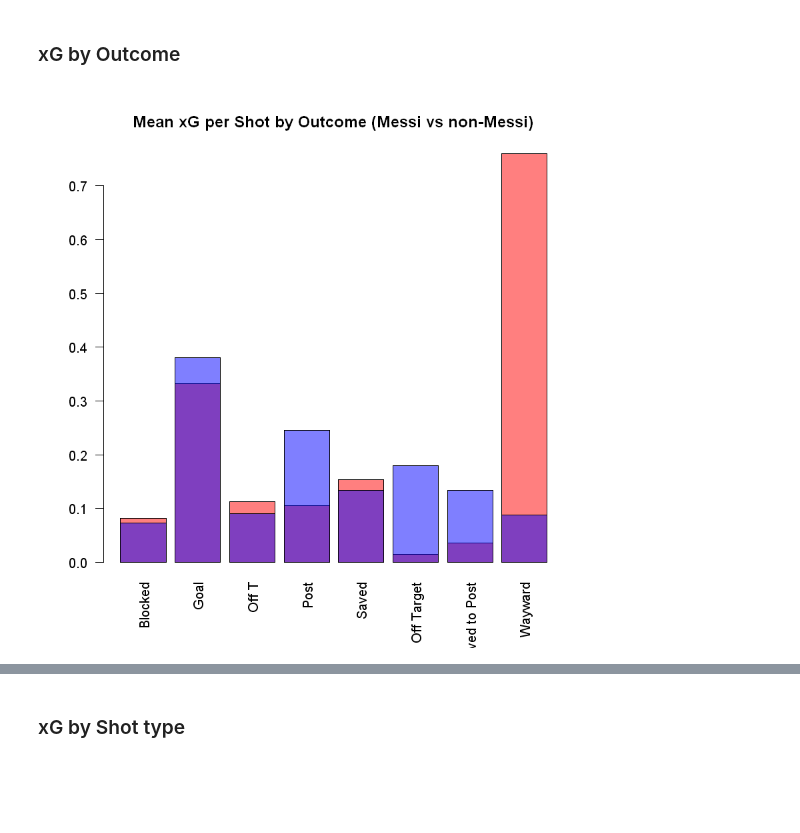
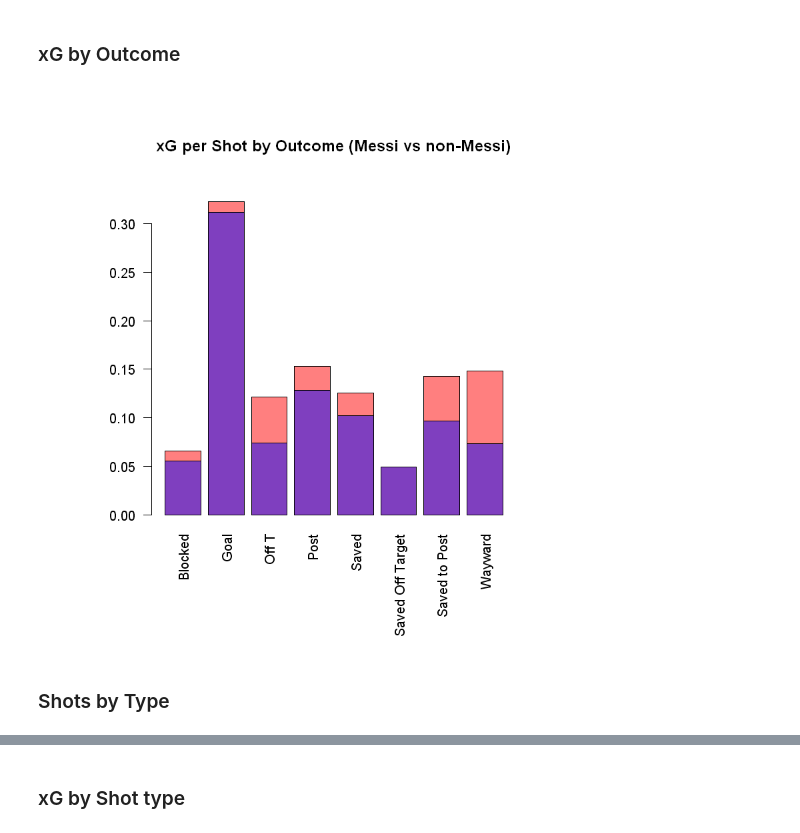
Before and after one commit to deacona/StatsBombR, a Jupyter notebook: Messi shots.ipynb, the cells around one changed output, grey strips where cells are left out. Cells and saved outputs as stored; diff of their text form; code cells hidden in the pictures; blank space fills up the shorter version.

```diff
--- a/Messi shots.ipynb
+++ b/Messi shots.ipynb
@@ -123,8 +121,9 @@ Next is the biggie - getting all the event data for his matches
 # %%
 # events <- get.matchFree(matches[1,])
 # events <- StatsBombFreeEvents(matches[1,])
-events <- StatsBombFreeEvents(matches[matches$season.season_id == 27, ])
-# events <- StatsBombFreeEvents(matches)
+# events <- StatsBombFreeEvents(matches[matches$season.season_id == 27, ])
+# events <- StatsBombFreeEvents(head(matches, n=50))
+events <- StatsBombFreeEvents(matches)
 nrow(events)
 ncol(events)
 # %% [output]
@@ -136,4 +134,0 @@ Warning message in if (MatchesDF == "ALL") {:
-# %%
-events <- allclean(events)
-nrow(events)
-ncol(events)
@@ -211,0 +181,21 @@ library(lattice)
+# %%
+shots.by.outcome <- aggregate(x = shots$shot.statsbomb_xg[shots$player.name != 'Lionel Andrés Messi Cuccittini'],
+                               by = list(unique.values = shots$shot.outcome.name[shots$player.name != 'Lionel Andrés Messi Cuccittini']),
+                               FUN = length)
+par(mar=par('mar')+c(3,3,3,3));
+barplot(shots.by.outcome$x,
+        names = shots.by.outcome$unique.values,
+     col = rgb(0,0,1,.5),
+        las = 2,
+        main = "Total Shots by Outcome (Messi vs non-Messi)"
+    )
+
+shots.by.outcome <- aggregate(x = shots$shot.statsbomb_xg[shots$player.name == 'Lionel Andrés Messi Cuccittini'],
+                               by = list(unique.values = shots$shot.outcome.name[shots$player.name == 'Lionel Andrés Messi Cuccittini']),
+                               FUN = length)
+barplot(shots.by.outcome$x,
+        names = shots.by.outcome$unique.values,
+     col = rgb(1,0,0,.5),
+        las = 2,
+        add = TRUE
+    )
@@ -214,22 +206,25 @@ library(lattice)
 # %%
 shots.by.outcome <- aggregate(x = shots$shot.statsbomb_xg[shots$player.name == 'Lionel Andrés Messi Cuccittini'],
                                by = list(unique.values = shots$shot.outcome.name[shots$player.name == 'Lionel Andrés Messi Cuccittini']),
                                FUN = mean)
+par(mar=par('mar')+c(3,3,3,3));
 barplot(shots.by.outcome$x,
         names = shots.by.outcome$unique.values,
      col = rgb(1,0,0,.5),
         las = 2,
-        main = "Mean xG per Shot by Outcome (Messi vs non-Messi)"
+        main = "xG per Shot by Outcome (Messi vs non-Messi)"
     )
 
 shots.by.outcome <- aggregate(x = shots$shot.statsbomb_xg[shots$player.name != 'Lionel Andrés Messi Cuccittini'],
                                by = list(unique.values = shots$shot.outcome.name[shots$player.name != 'Lionel Andrés Messi Cuccittini']),
                                FUN = mean)
 barplot(shots.by.outcome$x,
         names = shots.by.outcome$unique.values,
      col = rgb(0,0,1,.5),
         las = 2,
         add = TRUE
     )
 # %% [output]
-[figure, old version]
+[figure, new version]
+# %% [markdown]
+### Shots by Type
```
Also changed, not shown: parts of 16 cells of this notebook.
